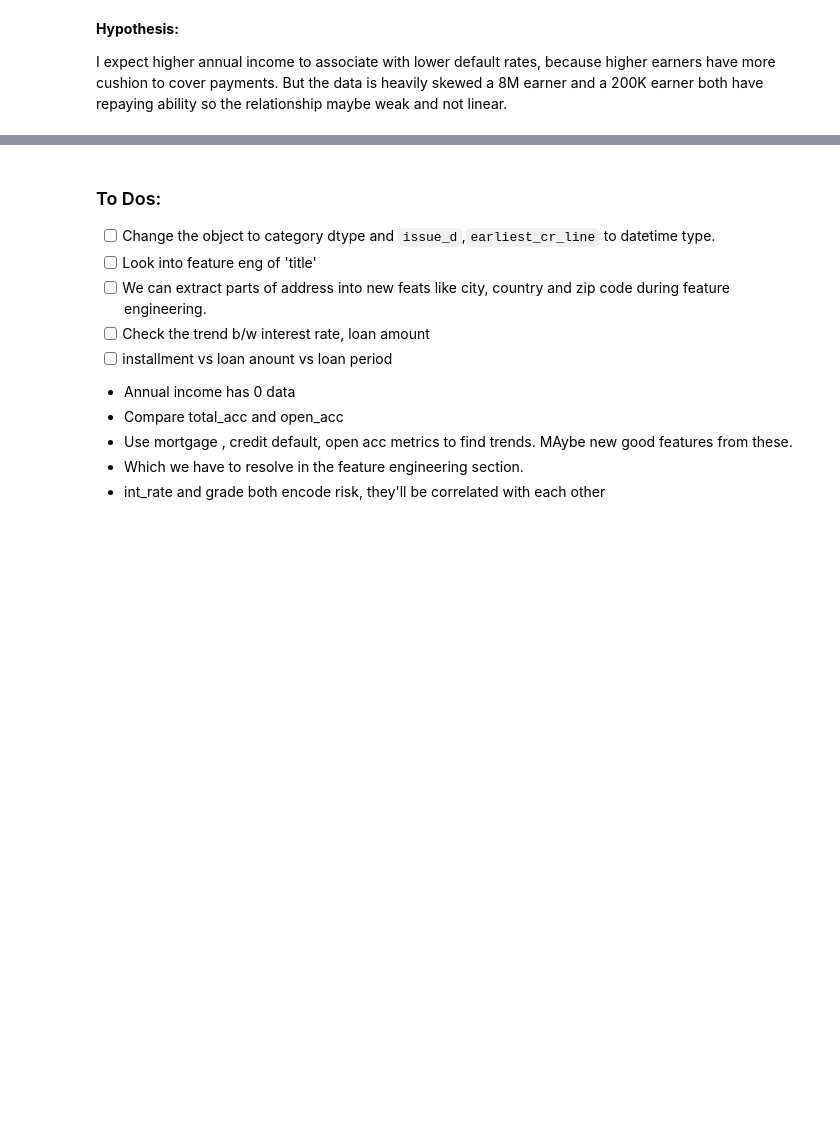
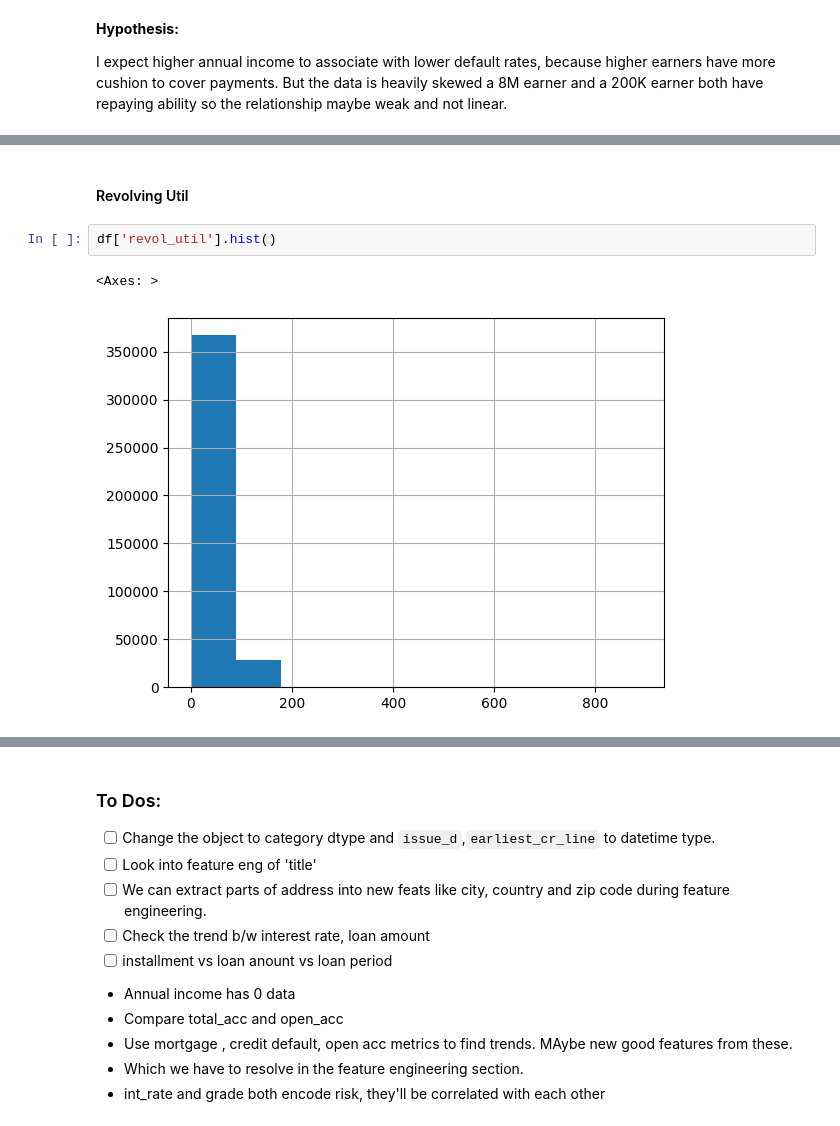
Before and after one commit to samrat-rm/Brain-Cache, a Jupyter notebook: LoanTap_Logistic_Regression.ipynb, the cells around one changed output, grey strips where cells are left out. Saved outputs shown, nothing was run; the diff lists cells and outputs as text; blank space fills up the shorter version.

```diff
--- a/LoanTap_Logistic_Regression.ipynb
+++ b/LoanTap_Logistic_Regression.ipynb
@@ -588,0 +815,7 @@ df['installment'].hist(bins=30)
+# %% [markdown]
+#### Revolving Util
+# %%
+df['revol_util'].hist()
+# %% [output]
+<Axes: >
+[figure, added]
```
Also changed, not shown: parts of 164 cells of this notebook.
